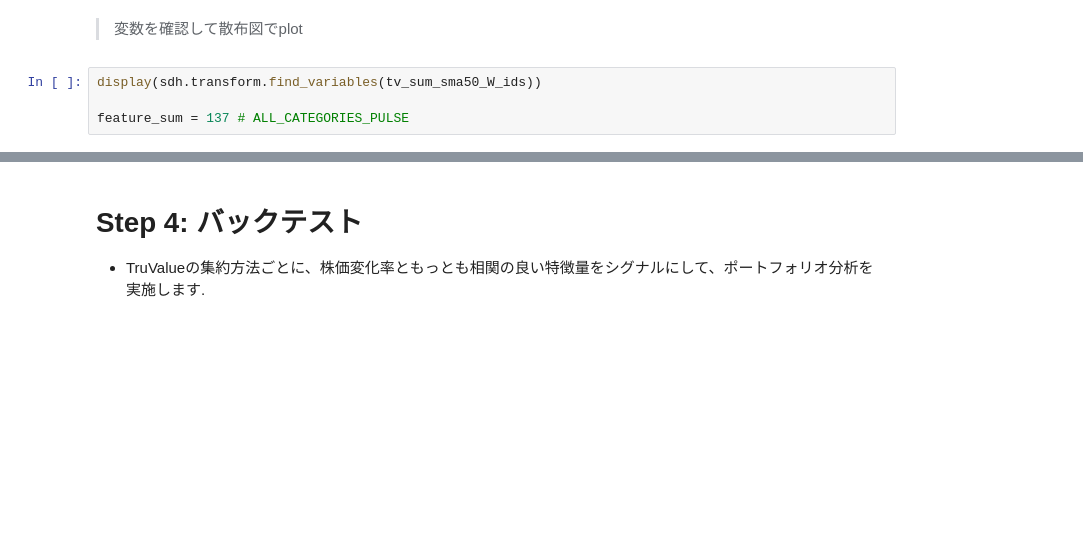
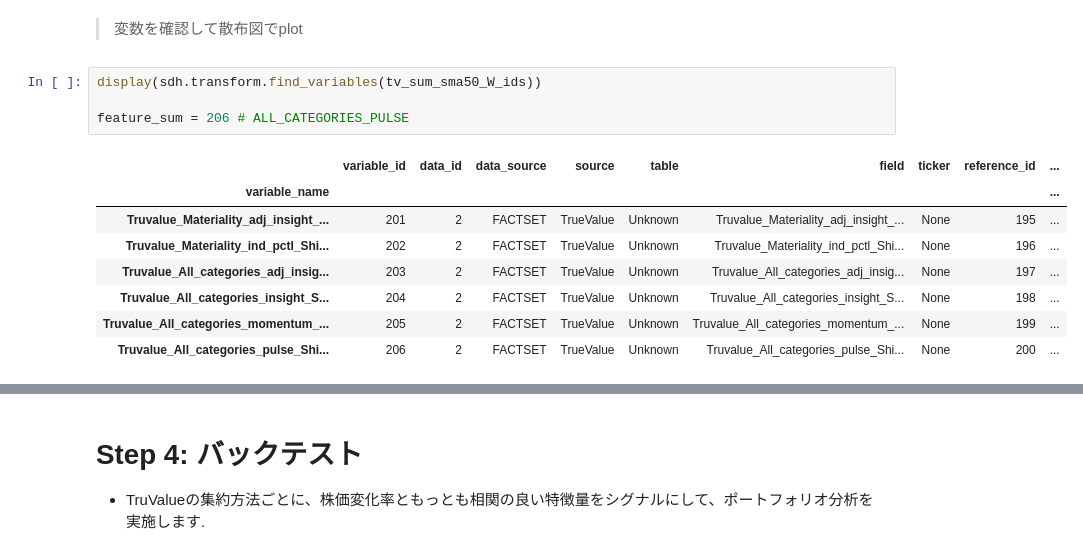
Before and after one commit to aiqindex/sample_notebooks, a Jupyter notebook: analyze/single/factset_truvalue_weekly.ipynb, the cells around one changed output, grey strips where cells are left out. Drawn from its saved outputs; the diff is of its cells as text; blank space fills up the shorter version.

```diff
--- a/analyze/single/factset_truvalue_weekly.ipynb
+++ b/analyze/single/factset_truvalue_weekly.ipynb
@@ -288,7 +344,16 @@ rho_time.T.xs('t-val', level=1).sort_values('ALL_CATEGORIES_ADJ_INSIGHT', ascend
 # %%
 display(sdh.transform.find_variables(tv_sum_sma50_W_ids))
 
-feature_sum = 137 # ALL_CATEGORIES_PULSE
+feature_sum = 206 # ALL_CATEGORIES_PULSE
+# %% [output]
+|  | variable_id | data_id | data_source | source | table | field | ticker | reference_id | ... |
+| variable_name |  |  |  |  |  |  |  |  | ... |
+| Truvalue_Materiality_adj_insight_... | 201 | 2 | FACTSET | TrueValue | Unknown | Truvalue_Materiality_adj_insight_... | None | 195 | ... |
+| Truvalue_Materiality_ind_pctl_Shi... | 202 | 2 | FACTSET | TrueValue | Unknown | Truvalue_Materiality_ind_pctl_Shi... | None | 196 | ... |
+| Truvalue_All_categories_adj_insig... | 203 | 2 | FACTSET | TrueValue | Unknown | Truvalue_All_categories_adj_insig... | None | 197 | ... |
+| Truvalue_All_categories_insight_S... | 204 | 2 | FACTSET | TrueValue | Unknown | Truvalue_All_categories_insight_S... | None | 198 | ... |
+| Truvalue_All_categories_momentum_... | 205 | 2 | FACTSET | TrueValue | Unknown | Truvalue_All_categories_momentum_... | None | 199 | ... |
+| Truvalue_All_categories_pulse_Shi... | 206 | 2 | FACTSET | TrueValue | Unknown | Truvalue_All_categories_pulse_Shi... | None | 200 | ... |
 # %%
 top6tickers = rho_time.T.xs('t-val', level=1).sort_values('ALL_CATEGORIES_INSIGHT', ascending=False).index[:6]
 
```
Also changed, not shown: parts of 10 cells of this notebook, 1 other file.
